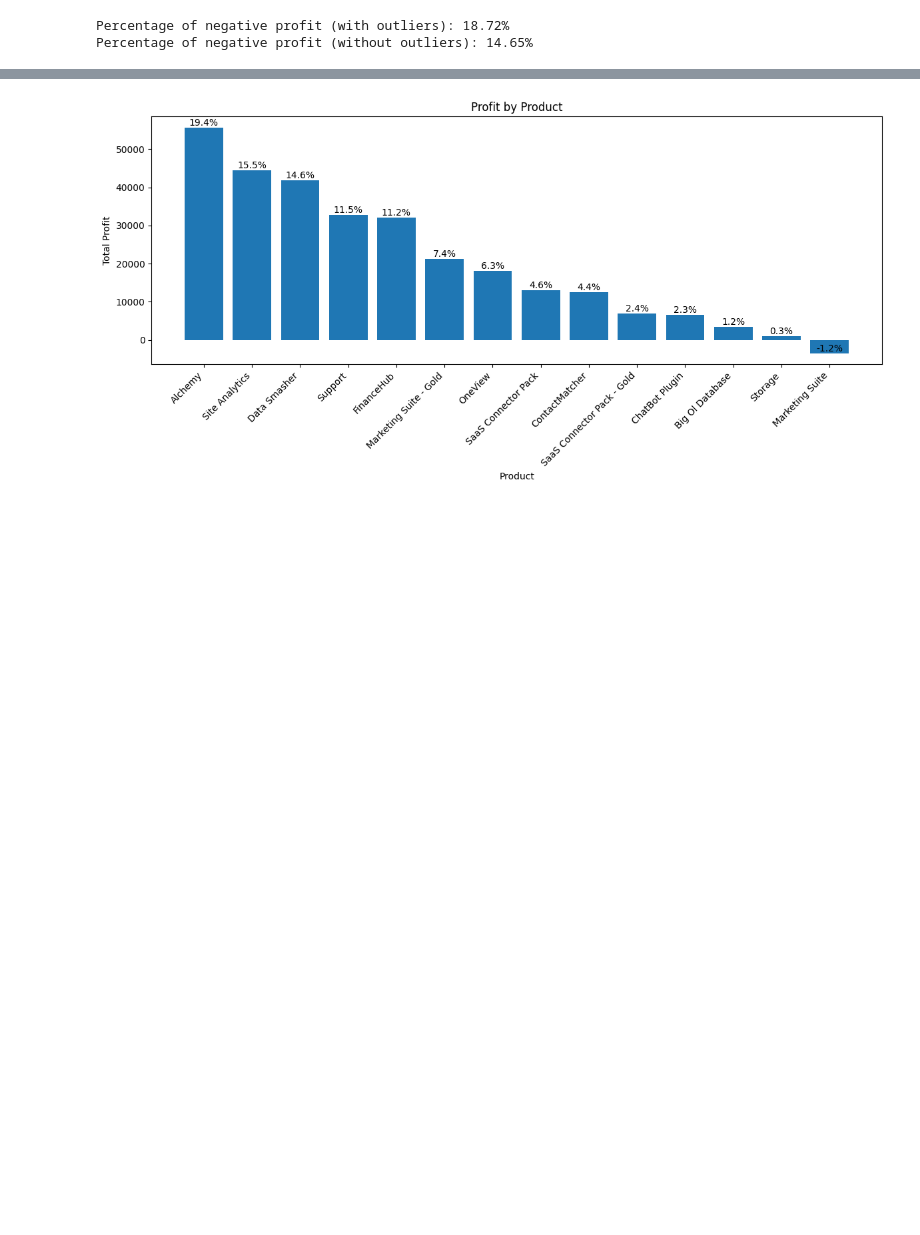
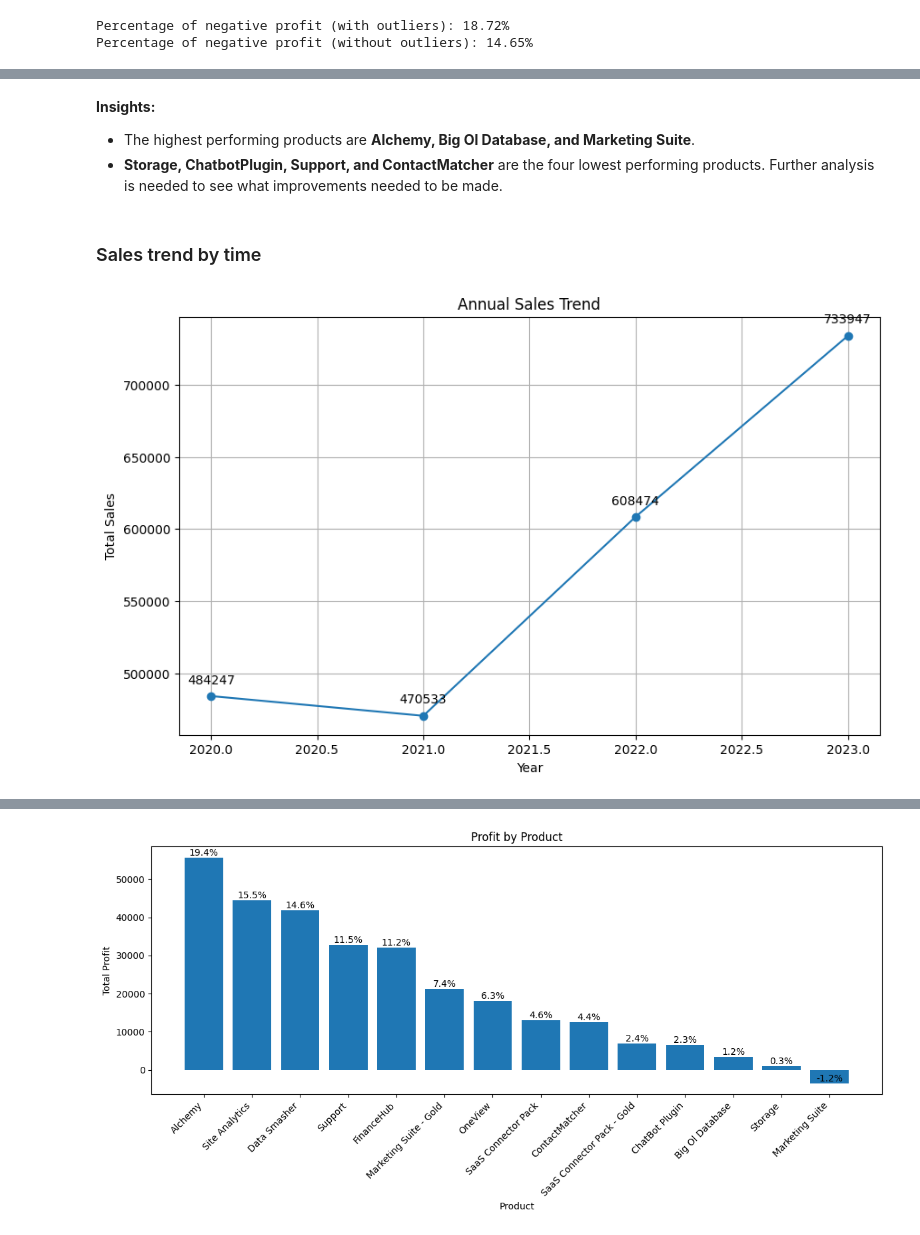
Before and after one commit to katrielester/mod2-capstone, a Jupyter notebook: CapstoneEDA.ipynb, the cells around one changed output, grey strips where cells are left out. Cells and saved outputs as stored; diff of their text form; code cells hidden in the pictures; blank space fills up the shorter version.

```diff
--- a/CapstoneEDA.ipynb
+++ b/CapstoneEDA.ipynb
@@ -448,0 +522,23 @@ Percentage of negative profit (without outliers): 14.65%
+# %% [markdown]
+**Insights:**
+* The highest performing products are **Alchemy, Big Ol Database,  and Marketing Suite**.
+* **Storage, ChatbotPlugin, Support, and ContactMatcher** are the four lowest performing products. Further analysis is needed to see what improvements needed to be made.
+# %% [markdown]
+### Sales trend by time
+# %%
+annual_sales = df.groupby(df['Order Date'].dt.year)['Sales'].sum()
+
+# Line plot
+plt.figure(figsize=(10, 6))
+plt.plot(annual_sales.index, annual_sales.values, marker='o', linestyle='-')
+plt.xlabel('Year')
+plt.ylabel('Total Sales')
+plt.title('Annual Sales Trend')
+
+for x, y in zip(annual_sales.index, annual_sales.values):
+    plt.annotate(f'{y:.0f}', (x, y), textcoords="offset points", xytext=(0,10), ha='center')
+
+plt.grid(True)
+plt.show()
+# %% [output]
+[figure, added]
```
Also changed, not shown: parts of 49 cells of this notebook.
